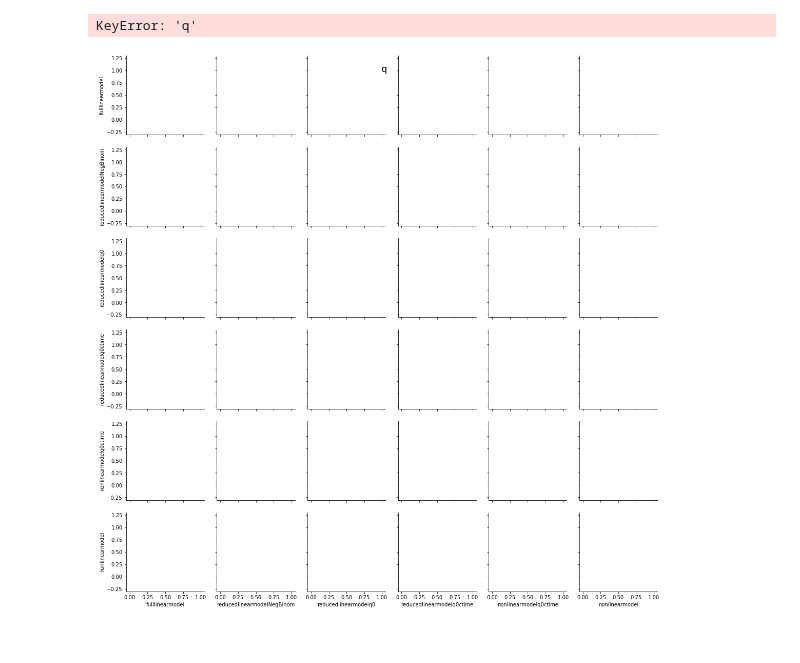
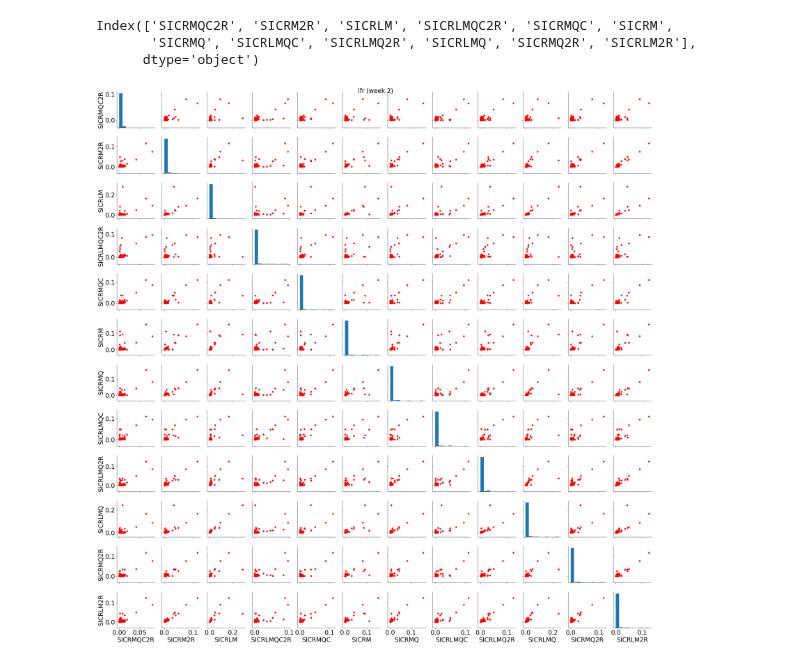
Before and after one commit to ccc1685/covid-19, a Jupyter notebook: notebooks/model_reports/modelspairsplot_theta.ipynb, the cells around one changed output. Cells and saved outputs as stored; diff of their text form; code cells hidden in the pictures.

Commit message:
modified notebooks model reports

```diff
--- a/notebooks/model_reports/modelspairsplot_theta.ipynb
+++ b/notebooks/model_reports/modelspairsplot_theta.ipynb
@@ -12,7 +10,12 @@ productpath = "../../postfit_derivatives/"
+# %%
+tbpath = "/Users/aavattikutis/Documents/epidemicmodel/cccruns/fits/fit13/tables/"
+productpath = "../../results/"
 # %%
-models = ["fulllinearmodel_fit_table.csv","reducedlinearmodelNegBinom_fit_table.csv",
-          "reducedlinearmodelq0_fit_table.csv","reducedlinearmodelq0ctime_fit_table.csv",
-         "nonlinearmodelq0ctime_fit_table.csv","nonlinearmodel_fit_table.csv"]
+f_ = os.listdir(tbpath)
+models = [i for i in f_ if i[0]=='S']
+# models = ["fulllinearmodel_fit_table.csv","reducedlinearmodelNegBinom_fit_table.csv",
+#           "reducedlinearmodelq0_fit_table.csv","reducedlinearmodelq0ctime_fit_table.csv",
+#          "nonlinearmodelq0ctime_fit_table.csv","nonlinearmodel_fit_table.csv"]
 # model_hash = {}
 # k = -1
 # for model in models:
@@ -32,27 +35,37 @@ rois = list(set(rois))
 roi_us = np.sort([i for i in rois if i[:2]=='US'])[::-1]
 roi_other = np.sort([i for i in rois if i[:2]!='US'])[::-1]
 # %%
-theta = "R0"
+theta = "ifr (week 2)"
 df2 = pd.DataFrame(columns=[i.split('_fit_table.csv')[0] for i in models])
+print(df2.columns)
 k = 0
 for roi in rois:
 #     print(roi)
     x = []
     for model in models:
-        df = pd.read_csv(datapath + model)
+        df = pd.read_csv(tbpath + model)
+#         print(df.loc[(df.roi==roi)&(df['quantile']=='0.5'), theta])
         try:
-            x.append(df.loc[(df.roi==roi)&(df['quantile']==0.5), theta].values[0])
+            x.append(df.loc[(df.roi==roi)&(df['quantile']=='0.5'), theta].values[0])
         except:
-            print()
+            pass
     if len(x)==len(models):
         k += 1
 #         print(x)
         df2.loc[k] = x
 # %% [output]
-KeyError: 'q'
+Index(['SICRMQC2R', 'SICRM2R', 'SICRLM', 'SICRLMQC2R', 'SICRMQC', 'SICRM',
+       'SICRMQ', 'SICRLMQC', 'SICRLMQ2R', 'SICRLMQ', 'SICRMQ2R', 'SICRLM2R'],
+      dtype='object')
 # %%
-f = sns.pairplot(df2)
-f.fig.suptitle(theta, fontsize=18)
+import matplotlib
+font = {'family' : 'sans-serif',
+        'weight' : 'normal',
+        'size'   : 24}
+
+matplotlib.rc('font', **font)
+f = sns.pairplot(df2,plot_kws=dict(facecolor="r",edgecolor='r'))
+f.fig.suptitle(theta, fontsize=24, y=1)
 plt.savefig(productpath + 'pairsplot_'+theta+'.png')
 # %% [output]
-[figure, old version]
+[figure, new version]
```
Also changed, not shown: parts of 2 cells of this notebook, 13 other files.
